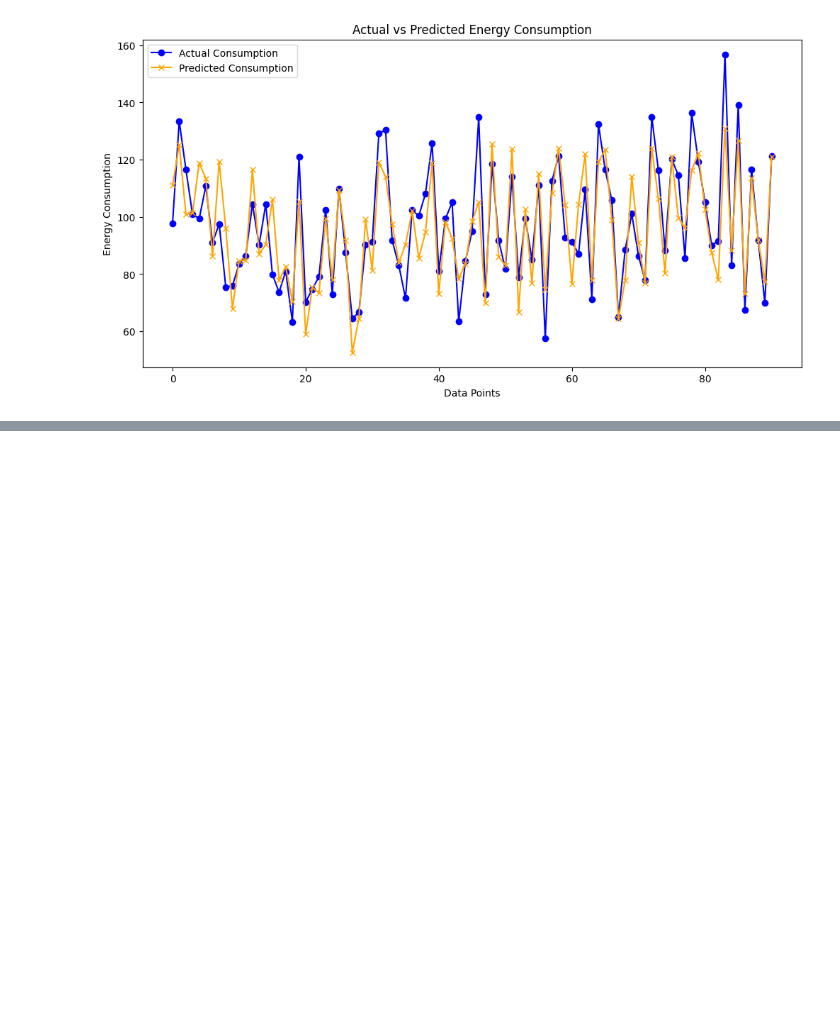
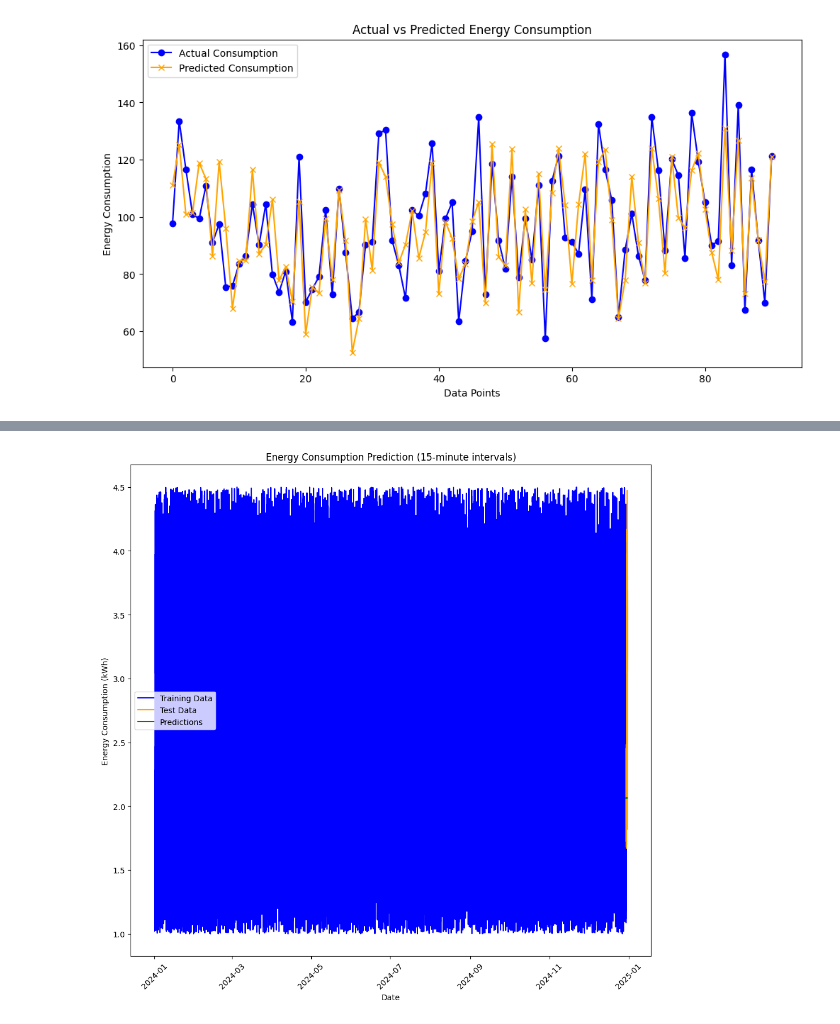
Before and after one commit to Cygnys/jsw-energy, a Jupyter notebook: model/energy.ipynb, the cells around one changed output, grey strips where cells are left out. Cells and saved outputs as stored; diff of their text form; code cells hidden in the pictures; blank space fills up the shorter version.

```diff
--- a/model/energy.ipynb
+++ b/model/energy.ipynb
@@ -478,0 +282,31 @@ Polynomial Ridge Regression -> MSE: 116.60, R²: 0.73
+# %%
+import matplotlib.pyplot as plt
+from statsmodels.tsa.arima.model import ARIMA
+
+# Prepare data for prediction (using energy_consumed column)
+data['timestamp'] = pd.to_datetime(data['timestamp'])
+data.set_index('timestamp', inplace=True)
+train_data = data['energy_consumed'][:-72]  # Use all data except the last 72 points for training
+test_data = data['energy_consumed'][-72:]   # Use the last 72 points for testing
+
+# Fit ARIMA model
+model = ARIMA(train_data, order=(5, 1, 0))  # Adjust the order based on your data
+model_fit = model.fit()
+
+# Make predictions
+predictions = model_fit.forecast(steps=len(test_data))
+
+# Plot the results
+plt.figure(figsize=(10, 10))
+plt.plot(train_data.index, train_data, label='Training Data', color='blue')
+plt.plot(test_data.index, test_data, label='Test Data', color='orange')
+plt.plot(test_data.index, predictions, label='Predictions', color='green')
+plt.title('Energy Consumption Prediction (15-minute intervals)')
+plt.xlabel('Date')
+plt.ylabel('Energy Consumption (kWh)')
+plt.legend()
+plt.xticks(rotation=45)
+plt.tight_layout()
+plt.show()
+# %% [output]
+[figure, added]
```
Also changed, not shown: parts of 14 cells of this notebook, 5 other files.
